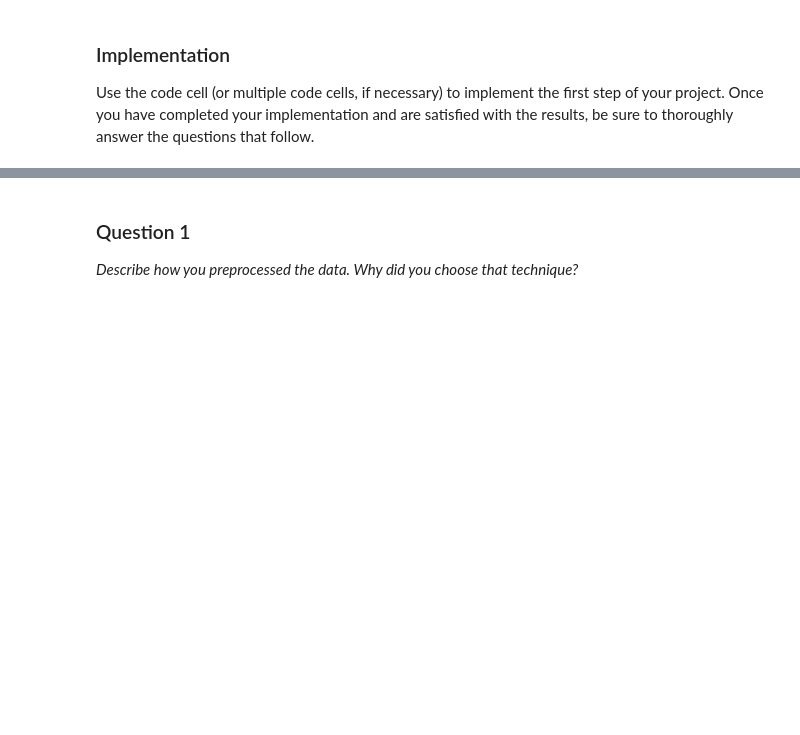
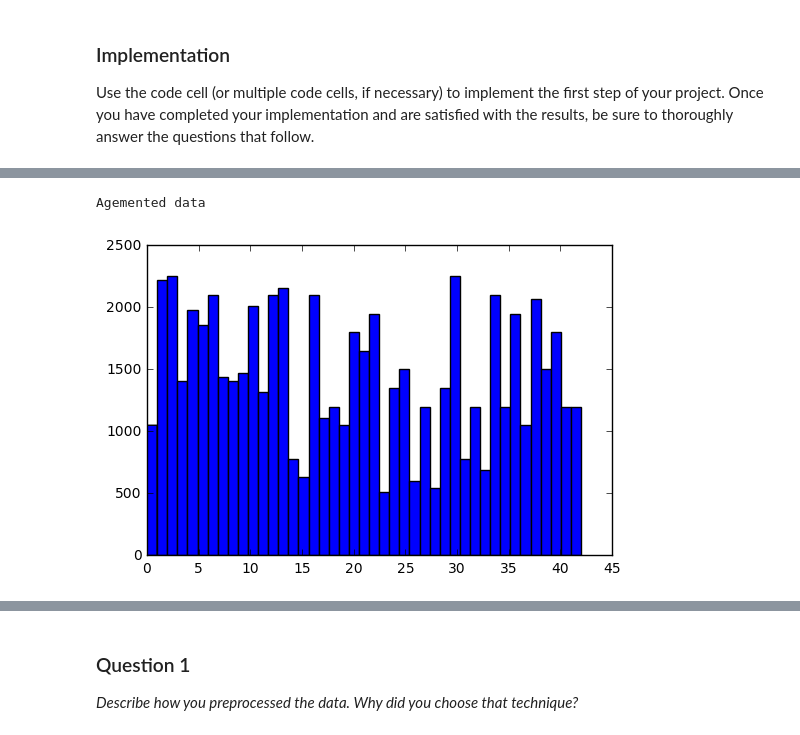
Before and after one commit to kuonanhong/CarND-Traffic-Sign-Classifier-Project, a Jupyter notebook: Traffic_Sign_Classifier.ipynb, the cells around one changed output, grey strips where cells are left out. Saved outputs shown, nothing was run; the diff lists cells and outputs as text; code cells hidden in the pictures; blank space fills up the shorter version.

```diff
--- a/Traffic_Sign_Classifier.ipynb
+++ b/Traffic_Sign_Classifier.ipynb
@@ -158,3 +104,32 @@ KeyboardInterrupt:
+# %%
+# Rotate image function
+import cv2
+import math
+PI = math.pi
+prime = 997
+
+
+rotate_rand_state = 0
+def _abs_rad(angle):
+    return abs(angle / 180. * PI)
+
+def rotate_image(img):
+    """ Randomly rotate image for angles [-10., 10.]
+        and scale to fit 32*32 image
+    """
+    global rotate_rand_state
+    # TODO(Olala): unnecessary to copy?
+    img = np.copy(img)
+    rotate_rand_state = rotate_rand_state + 1
+    angles = [-10., -5., 5., 10.]
+    angle = angles[(rotate_rand_state*prime)%len(angles)]
+    _w, _h, _d = img.shape
+    rad = _abs_rad(angle)
+    scale = math.sin(PI*0.75-rad) / math.sin(PI/4.)
+    M = cv2.getRotationMatrix2D((_w/2, _h/2), angle,scale)
+    dst = cv2.warpAffine(img, M, (_w,_h))
+
+    return dst
 # %% [markdown]
 ----
 
@@ -179,7 +214,15 @@ Use the code cell (or multiple code cells, if necessary) to implement the first
 # %%
 ### Preprocess the data here.
 ### Feel free to use as many code cells as needed.
 
 # normalize image data from ~1.0 to 1.0
-X_train = (X_train - 128.)/128.
-X_test = (X_test - 128.)/128.
+X_train = (X_train_new - 128.)/128.
+y_train = y_train_new
+X_test = (X_test_orig - 128.)/128.
+y_test = y_test_orig
+
+print('Agemented data')
+show_labels_histogram(y_train)
+# %% [output]
+Agemented data
+[figure, added]
```
Also changed, not shown: parts of 14 cells of this notebook.
